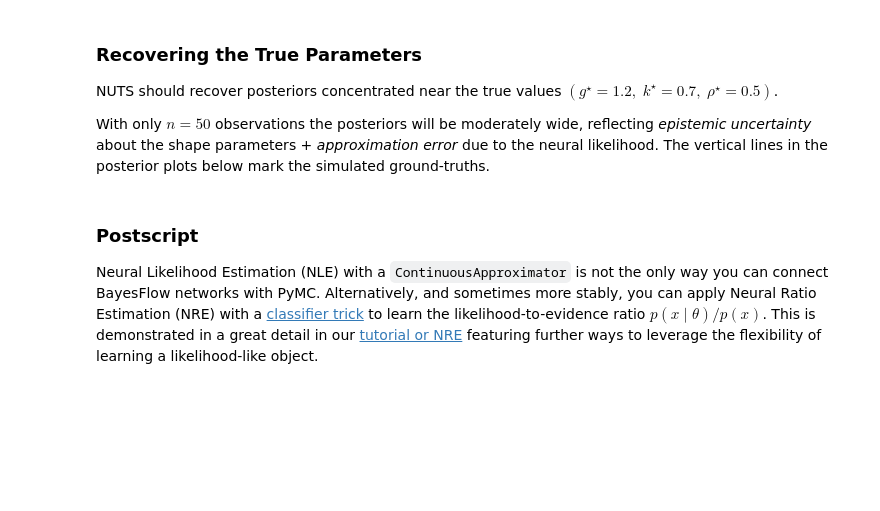
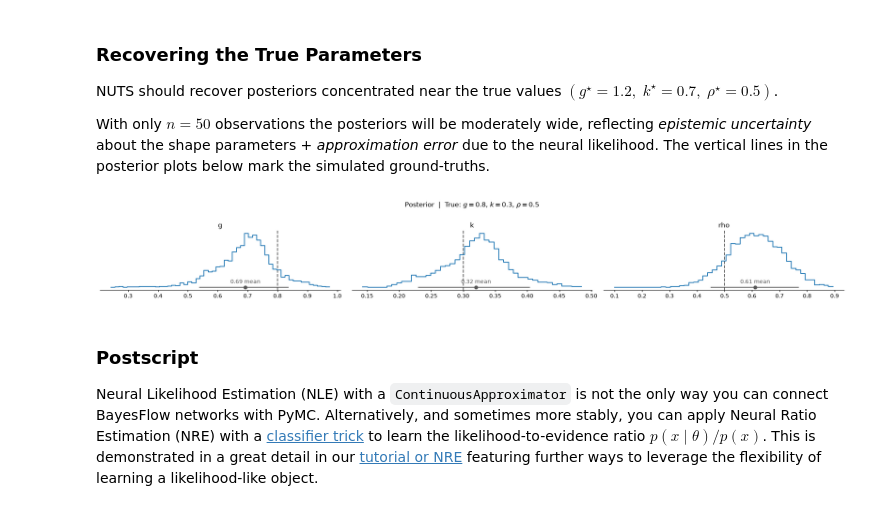
Before and after one commit to niekstevenson/MBNCS26, a Jupyter notebook: Day5-SBI/likelihood-estimation.ipynb, the cells around one changed output. Drawn from its saved outputs; the diff is of its cells as text; code cells hidden in the pictures; blank space fills up the shorter version.

```diff
--- a/Day5-SBI/likelihood-estimation.ipynb
+++ b/Day5-SBI/likelihood-estimation.ipynb
@@ -163,7 +173,7 @@ workflow = bf.BasicWorkflow(
 )
 # %%
 history = workflow.fit_online(
-    epochs=100,
+    epochs=10,
     num_batches_per_epoch=100,
     batch_size=256,
     validation_data=1024
@@ -273,17 +339,28 @@ NUTS should recover posteriors concentrated near the true values $(g^\star=1.2,\
 
 With only $n = 50$ observations the posteriors will be moderately wide, reflecting *epistemic uncertainty* about the shape parameters + *approximation error* due to the neural likelihood. The vertical lines in the posterior plots below mark the simulated ground-truths.
 # %%
-az.plot_posterior(
+pc = az.plot_dist(
     trace,
     var_names=["g", "k", "rho"],
     kind="hist",
-    ref_val=[g_true, k_true, rho_true],
 )
+
+az.add_lines(
+    pc,
+    values={
+        "g": g_true,
+        "k": k_true,
+        "rho": rho_true,
+    },
+)
+
 plt.suptitle(
     rf"Posterior  |  True: $g={g_true}$, $k={k_true}$, $\rho={rho_true}$",
     y=1.02,
 )
 plt.tight_layout()
+# %% [output]
+[figure, added]
 # %% [markdown]
 ### Postscript
 
```
Also changed, not shown: parts of 9 cells of this notebook.
